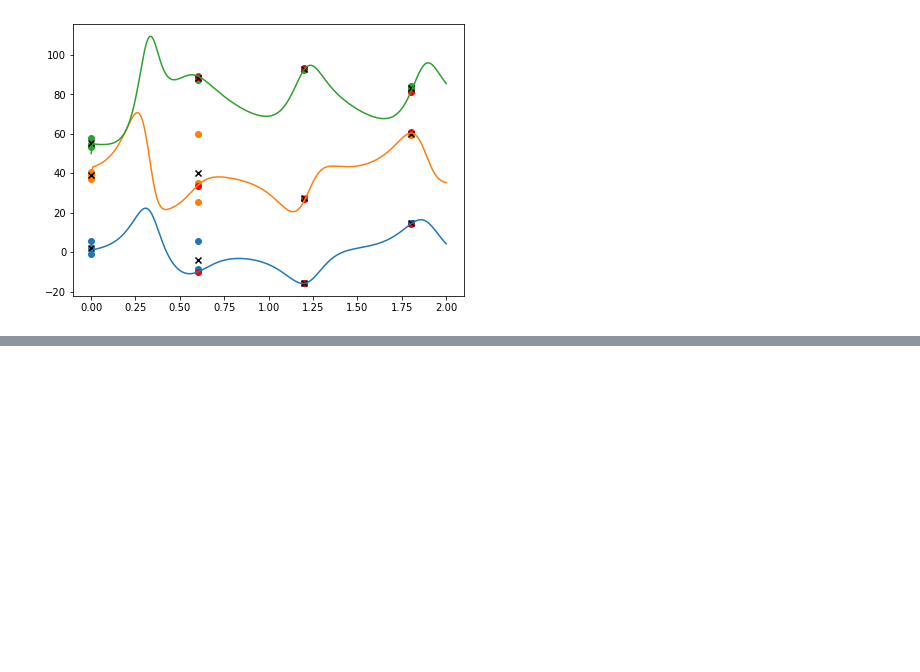
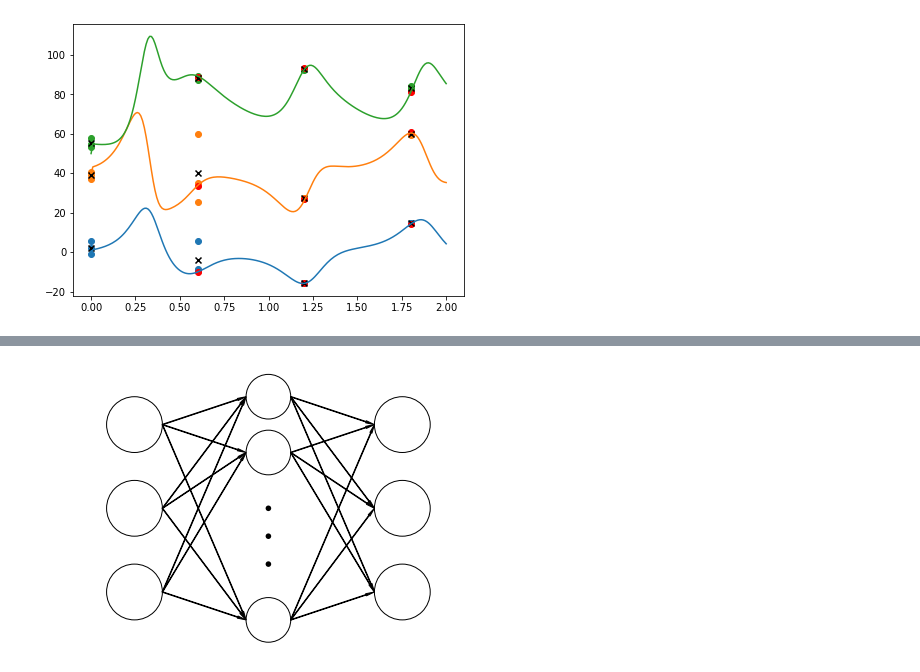
Before and after one commit to tenomoto/pymetds, a Jupyter notebook: Lorenz.ipynb, the cells around one changed output, grey strips where cells are left out. Cells and saved outputs as stored; diff of their text form; code cells hidden in the pictures; blank space fills up the shorter version.

```diff
--- a/Lorenz.ipynb
+++ b/Lorenz.ipynb
@@ -462,0 +472,47 @@ for j in range(nstop//obs_int):
+# %%
+import matplotlib.pyplot as plt
+from matplotlib.patches import Circle, FancyArrow
+from math import sqrt
+
+fig, ax = plt.subplots(figsize=[8,8])
+ax.set_xlim([0.0, 1.6])
+
+r = 0.1
+x = [0.32, 1.28]
+for j in range(2):
+    for i in range(3):
+        c = Circle((x[j], 0.3*i+0.2), r, fill=False)
+        ax.add_patch(c)
+
+r = 0.08
+y = [0.1, 0.7, 0.9]
+for i in range(3):
+    c = Circle((0.8, y[i]), r, fill=False)
+    ax.add_patch(c)
+
+r = 0.01
+for i in range(3):
+    c = Circle((0.8, 0.1*i+0.3), r, fc="black")
+    ax.add_patch(c)
+
+w = 0.002
+for j in range(3):
+    for i in range(3):
+        y0 = 0.3*j + 0.2
+        a = FancyArrow(0.42, y0, 0.3, y[i]-y0, w, color="black",
+            head_width=w*4, head_length=w*16, length_includes_head=True)
+        ax.add_patch(a)
+
+for j in range(3):
+    for i in range(3):
+        y0 = 0.3*j + 0.2
+        a = FancyArrow(0.88, y[i], 0.3, y0-y[i], w, color="black",
+            head_width=w*4, head_length=w*16, length_includes_head=True)
+        ax.add_patch(a)
+
+ax.tick_params(left=False, bottom=False, labelleft=False, labelbottom=False)
+ax.spines[:].set_visible(False)
+ax.set_aspect(1)
+plt.show()
+# %% [output]
+[figure, added]
```
Also changed, not shown: parts of 26 cells of this notebook, 6 other files.
